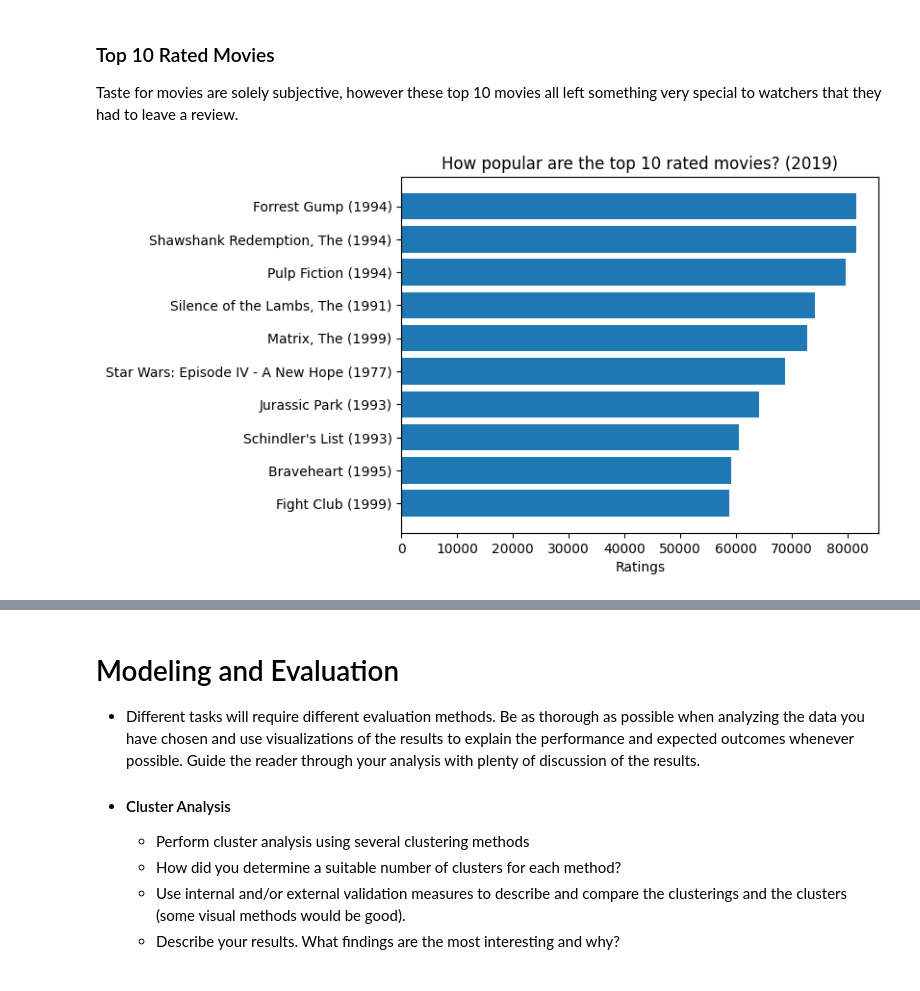
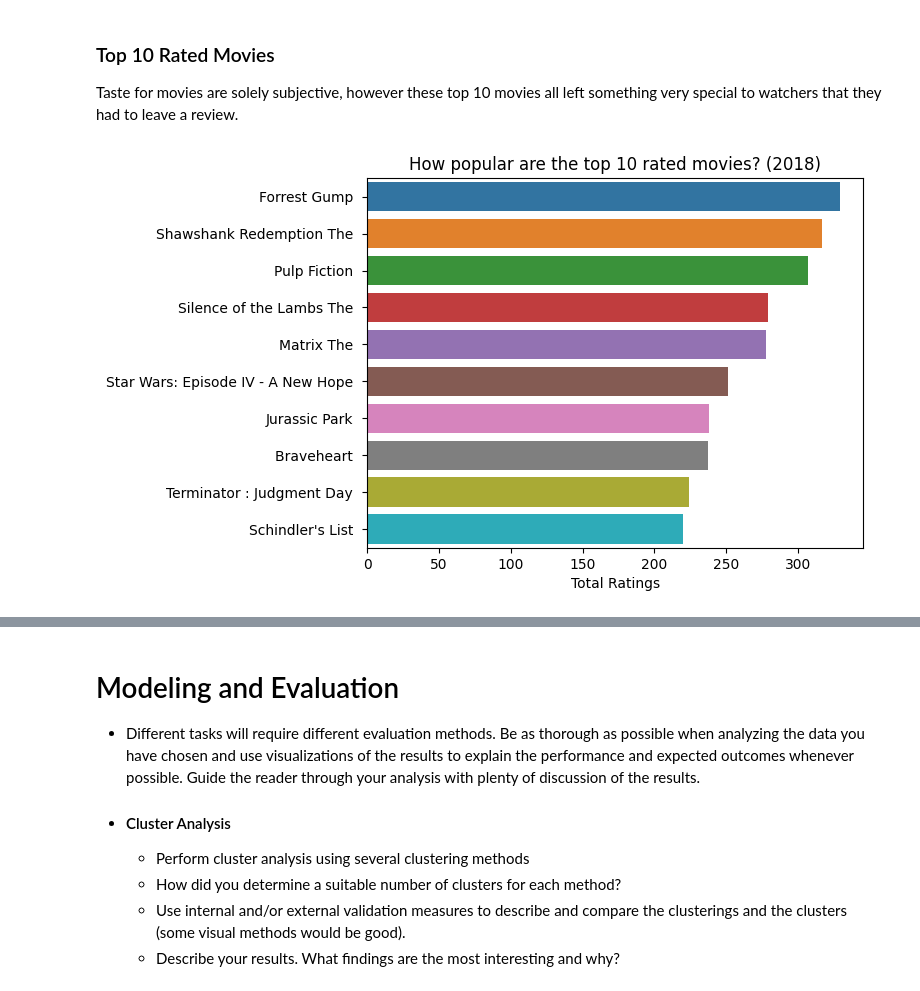
Before and after one commit to lauraah10/MachineLearning_Projects, a Jupyter notebook: Lab3_Clustering.ipynb, the cells around one changed output, grey strips where cells are left out. Cells and saved outputs as stored; diff of their text form; code cells hidden in the pictures.

```diff
--- a/Lab3_Clustering.ipynb
+++ b/Lab3_Clustering.ipynb
@@ -410,21 +425,17 @@ memory usage: 12.0+ MB
 # %% [markdown]
 ### Top 10 Rated Movies
 Taste for movies are solely subjective, however these top 10 movies all left something very special to watchers that they had to leave a review.
-# %%
-plot1_series = df_merge1.groupby('title')['rating'].count().sort_values(ascending=False).head(10)
-top10movies = plot1_series.index.tolist()
-plt.rcdefaults()
-fig, ax = plt.subplots()
-
-y_pos = np.arange(len(top10movies))
-
-ax.barh(y_pos, plot1_series, align='center')
-ax.set_yticks(y_pos, labels=top10movies)
-ax.invert_yaxis()  # labels read top-to-bottom
-ax.set_xlabel('Ratings')
-ax.set_title('How popular are the top 10 rated movies? (2019)')
-
-plt.show()
-# %% [output]
-[figure, removed]
+# %%
+top10movies = updated.nlargest(10, 'TotalRatings')
+
+ax = sns.barplot(x='TotalRatings', y='Title',
+                 data = top10movies)
+
+ax.set(xlabel='Total Ratings',
+       ylabel=None,
+       title='How popular are the top 10 rated movies? (2018)')
+
+plt.show()
+# %% [output]
+[figure, added]
 # %% [markdown]
```
Also changed, not shown: parts of 17 cells of this notebook.
